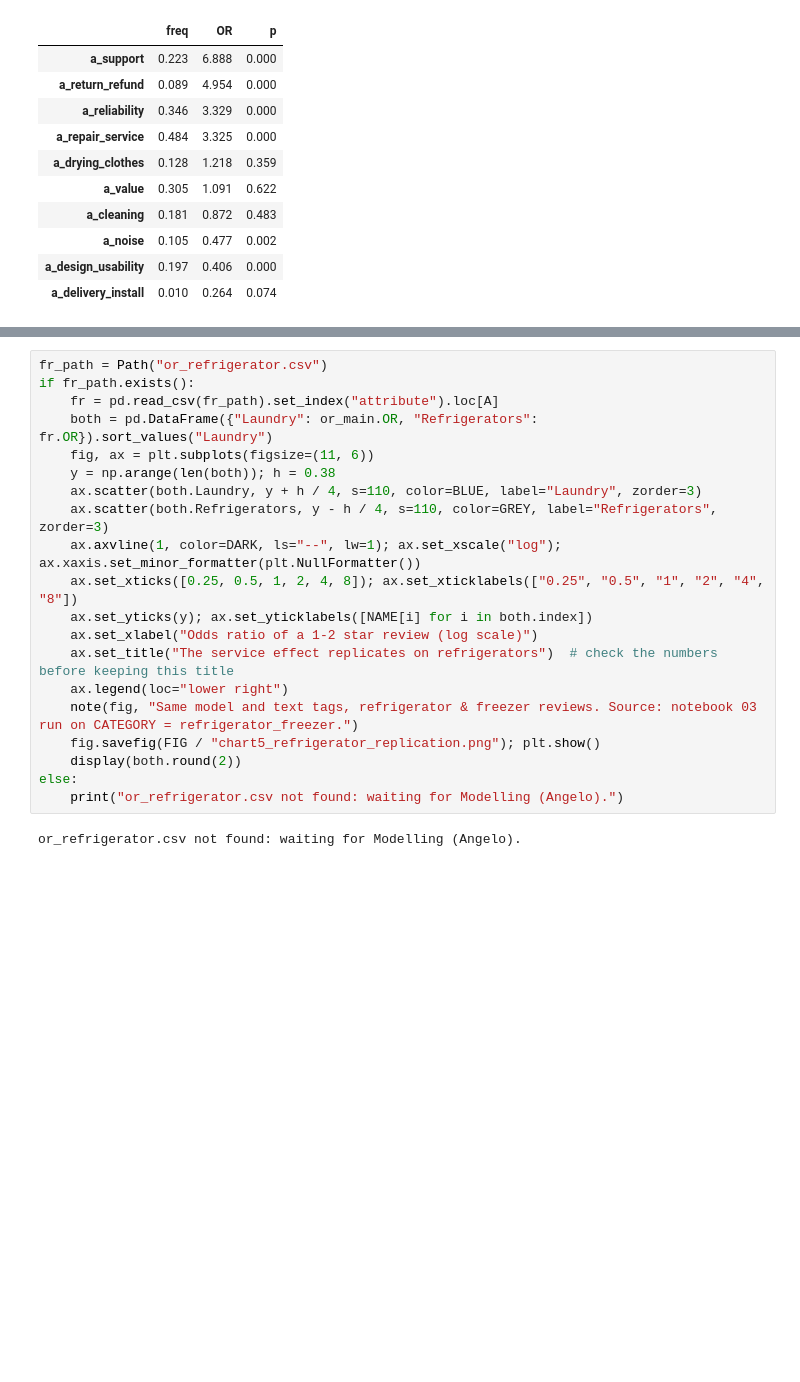
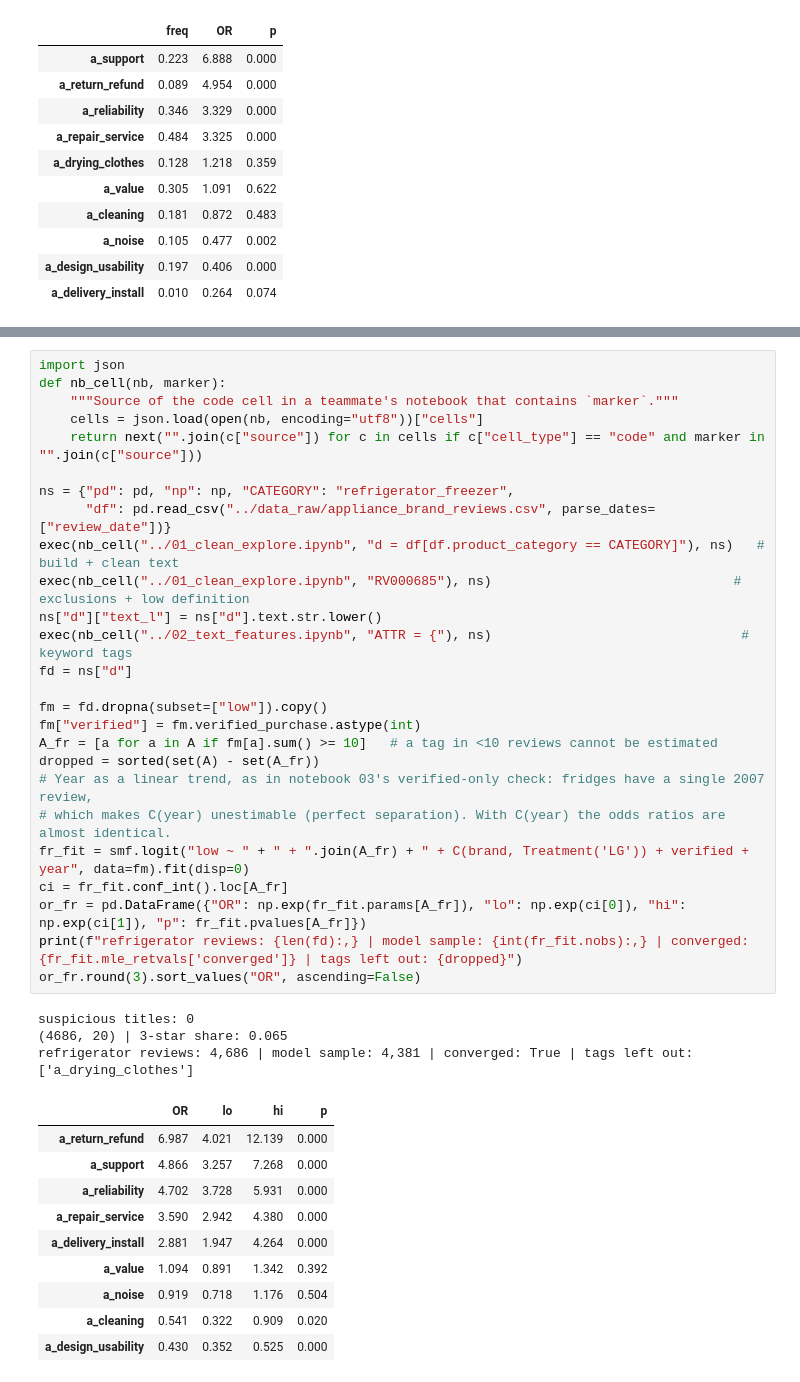
Before and after one commit to mfmatozza/marketing-project, a Jupyter notebook: findings/04_findings_charts.ipynb, the cells around one changed output, grey strips where cells are left out. Saved outputs shown, nothing was run; the diff lists cells and outputs as text; blank space fills up the shorter version.

```diff
--- a/findings/04_findings_charts.ipynb
+++ b/findings/04_findings_charts.ipynb
@@ -227,22 +228,40 @@ Angelo reruns 01 to 03 with `CATEGORY = "refrigerator_freezer"`. Put his main-mo
 # %%
-fr_path = Path("or_refrigerator.csv")
-if fr_path.exists():
-    fr = pd.read_csv(fr_path).set_index("attribute").loc[A]
-    both = pd.DataFrame({"Laundry": or_main.OR, "Refrigerators": fr.OR}).sort_values("Laundry")
-    fig, ax = plt.subplots(figsize=(11, 6))
-    y = np.arange(len(both)); h = 0.38
-    ax.scatter(both.Laundry, y + h / 4, s=110, color=BLUE, label="Laundry", zorder=3)
-    ax.scatter(both.Refrigerators, y - h / 4, s=110, color=GREY, label="Refrigerators", zorder=3)
-    ax.axvline(1, color=DARK, ls="--", lw=1); ax.set_xscale("log"); ax.xaxis.set_minor_formatter(plt.NullFormatter())
-    ax.set_xticks([0.25, 0.5, 1, 2, 4, 8]); ax.set_xticklabels(["0.25", "0.5", "1", "2", "4", "8"])
-    ax.set_yticks(y); ax.set_yticklabels([NAME[i] for i in both.index])
-    ax.set_xlabel("Odds ratio of a 1-2 star review (log scale)")
-    ax.set_title("The service effect replicates on refrigerators")  # check the numbers before keeping this title
-    ax.legend(loc="lower right")
-    note(fig, "Same model and text tags, refrigerator & freezer reviews. Source: notebook 03 run on CATEGORY = refrigerator_freezer.")
-    fig.savefig(FIG / "chart5_refrigerator_replication.png"); plt.show()
-    display(both.round(2))
-else:
-    print("or_refrigerator.csv not found: waiting for Modelling (Angelo).")
+import json
+def nb_cell(nb, marker):
+    """Source of the code cell in a teammate's notebook that contains `marker`."""
+    cells = json.load(open(nb, encoding="utf8"))["cells"]
+    return next("".join(c["source"]) for c in cells if c["cell_type"] == "code" and marker in "".join(c["source"]))
+
+ns = {"pd": pd, "np": np, "CATEGORY": "refrigerator_freezer",
+      "df": pd.read_csv("../data_raw/appliance_brand_reviews.csv", parse_dates=["review_date"])}
+exec(nb_cell("../01_clean_explore.ipynb", "d = df[df.product_category == CATEGORY]"), ns)   # build + clean text
+exec(nb_cell("../01_clean_explore.ipynb", "RV000685"), ns)                               # exclusions + low definition
+ns["d"]["text_l"] = ns["d"].text.str.lower()
+exec(nb_cell("../02_text_features.ipynb", "ATTR = {"), ns)                                # keyword tags
+fd = ns["d"]
+
+fm = fd.dropna(subset=["low"]).copy()
+fm["verified"] = fm.verified_purchase.astype(int)
+A_fr = [a for a in A if fm[a].sum() >= 10]   # a tag in <10 reviews cannot be estimated
+dropped = sorted(set(A) - set(A_fr))
+# Year as a linear trend, as in notebook 03's verified-only check: fridges have a single 2007 review,
+# which makes C(year) unestimable (perfect separation). With C(year) the odds ratios are almost identical.
+fr_fit = smf.logit("low ~ " + " + ".join(A_fr) + " + C(brand, Treatment('LG')) + verified + year", data=fm).fit(disp=0)
+ci = fr_fit.conf_int().loc[A_fr]
+or_fr = pd.DataFrame({"OR": np.exp(fr_fit.params[A_fr]), "lo": np.exp(ci[0]), "hi": np.exp(ci[1]), "p": fr_fit.pvalues[A_fr]})
+print(f"refrigerator reviews: {len(fd):,} | model sample: {int(fr_fit.nobs):,} | converged: {fr_fit.mle_retvals['converged']} | tags left out: {dropped}")
+or_fr.round(3).sort_values("OR", ascending=False)
 # %% [output]
-or_refrigerator.csv not found: waiting for Modelling (Angelo).
+suspicious titles: 0
+(4686, 20) | 3-star share: 0.065
+refrigerator reviews: 4,686 | model sample: 4,381 | converged: True | tags left out: ['a_drying_clothes']
+|  | OR | lo | hi | p |
+| a_return_refund | 6.987 | 4.021 | 12.139 | 0.000 |
+| a_support | 4.866 | 3.257 | 7.268 | 0.000 |
+| a_reliability | 4.702 | 3.728 | 5.931 | 0.000 |
+| a_repair_service | 3.590 | 2.942 | 4.380 | 0.000 |
+| a_delivery_install | 2.881 | 1.947 | 4.264 | 0.000 |
+| a_value | 1.094 | 0.891 | 1.342 | 0.392 |
+| a_noise | 0.919 | 0.718 | 1.176 | 0.504 |
+| a_cleaning | 0.541 | 0.322 | 0.909 | 0.020 |
+| a_design_usability | 0.430 | 0.352 | 0.525 | 0.000 |
```
Also changed, not shown: parts of 12 cells of this notebook, 2 other files.
